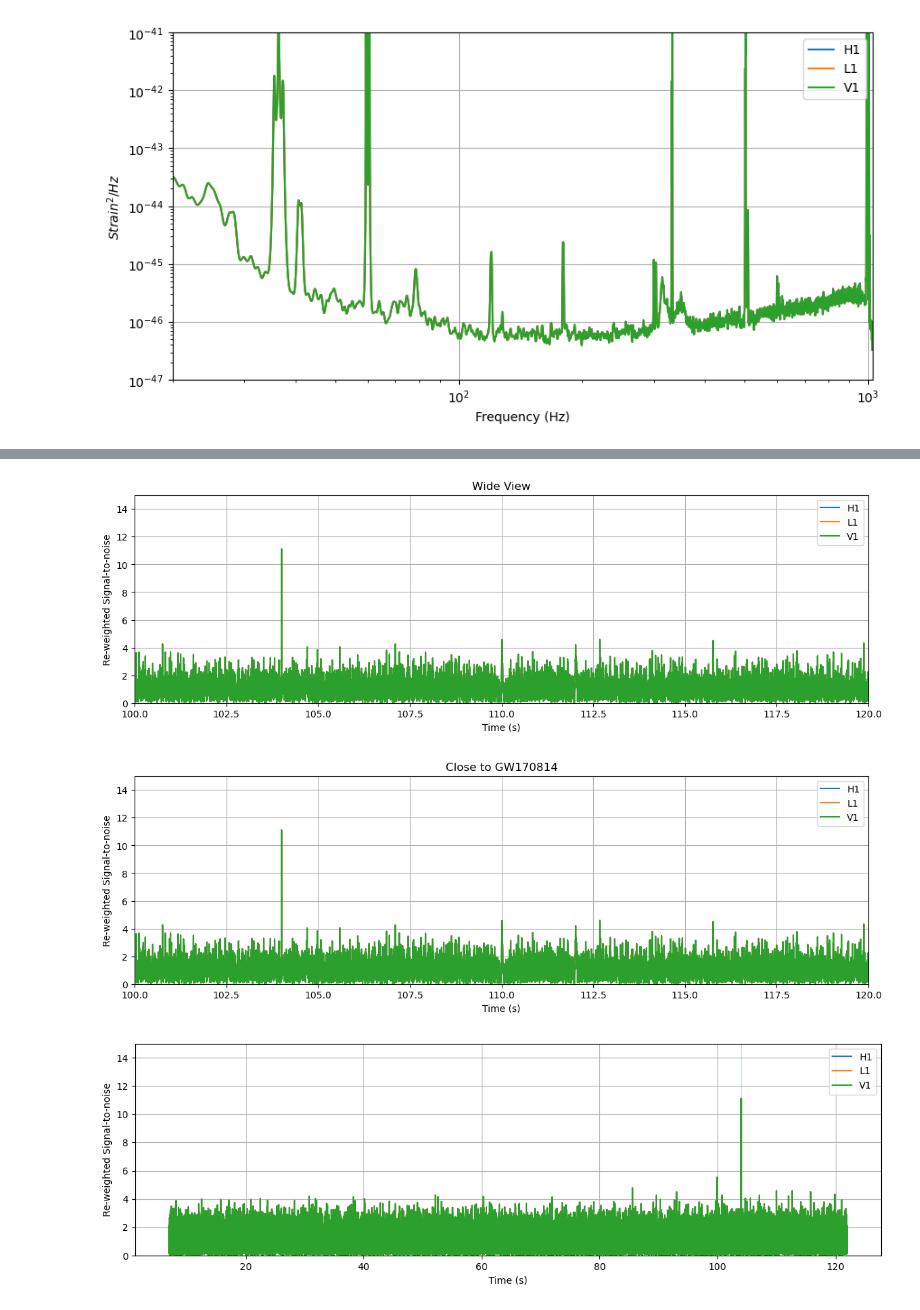
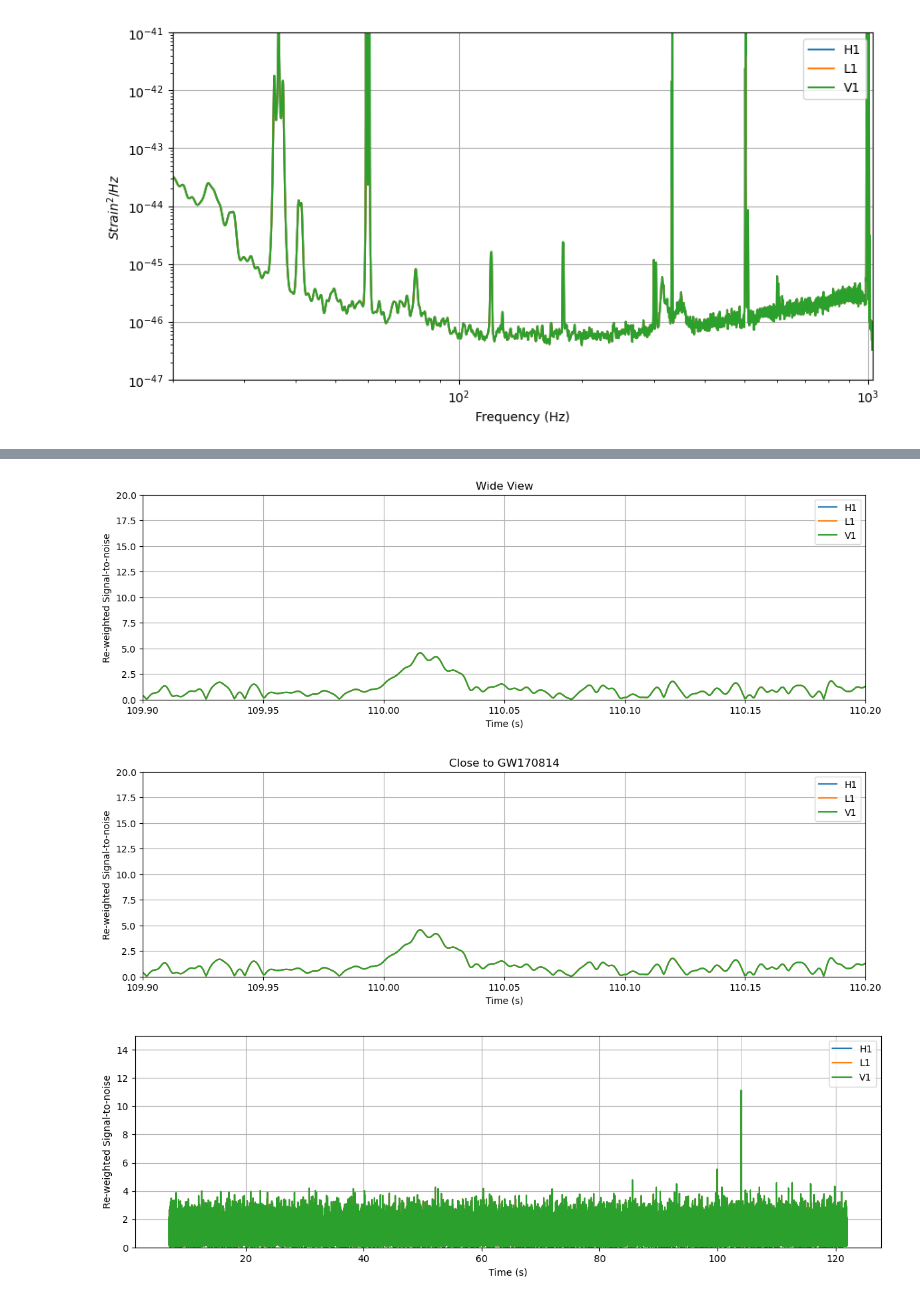
Before and after one commit to tankolhe/odw-2024, a Jupyter notebook: Tutorials/Day_2/Tuto_2.3_Signal_consistency_and_significance.ipynb, the cells around one changed output, grey strips where cells are left out. Cells and saved outputs as stored; diff of their text form; code cells hidden in the pictures.

```diff
--- a/Tutorials/Day_2/Tuto_2.3_Signal_consistency_and_significance.ipynb
+++ b/Tutorials/Day_2/Tuto_2.3_Signal_consistency_and_significance.ipynb
@@ -492,8 +492,8 @@ for w, title in [(8, 'Wide View'), (.15, 'Close to GW170814')]:
     pylab.legend()
     pylab.title(title)
     pylab.grid()
-    pylab.xlim(100, 120)
-    pylab.ylim(0, 15)
+    pylab.xlim(109.9, 110.2)
+    pylab.ylim(0, 17)
     pylab.xlabel('Time (s)')
     pylab.ylabel('Signal-to-noise (SNR)')
     pylab.show()
@@ -530,26 +530,26 @@ pylab.show()
 # %%
 from pycbc.events.ranking import newsnr
 
 # The rho-hat term above is named "newsnr" here
 nsnr = {ifo:newsnr(abs(snr[ifo]), chisq[ifo]) for ifo in ifos}
 
 # Show a couple sizes
 for w, title in [(8, 'Wide View'), (.15, 'Close to GW170814')]:
     pylab.figure(figsize=[14, 4])
     for ifo in ifos:
         pylab.plot(snr[ifo].sample_times, nsnr[ifo], label=ifo)
 
     pylab.legend()
     pylab.title(title)
     pylab.grid()
-    pylab.xlim(100,120)
-    pylab.ylim(0, 15)
+    pylab.xlim(109.9, 110.2)
+    pylab.ylim(0, 20)
     pylab.xlabel('Time (s)')
     pylab.ylabel('Re-weighted Signal-to-noise')
     pylab.show()
 # %% [output]
-[figure, old version]
+[figure, new version]
-[figure, old version]
+[figure, new version]
 # %%
 import numpy
 from pycbc.detector import Detector
```
Also changed, not shown: parts of 2 cells of this notebook.
